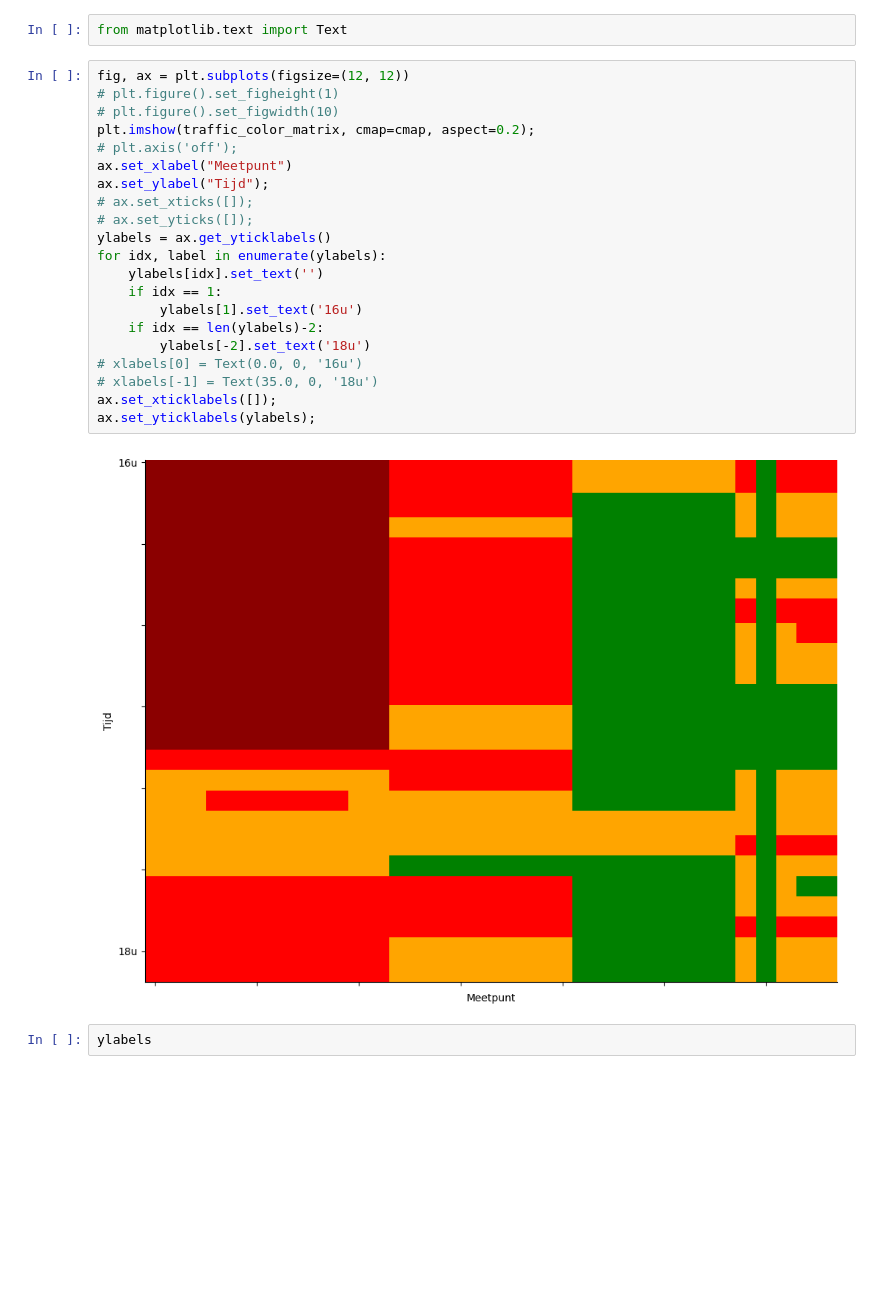
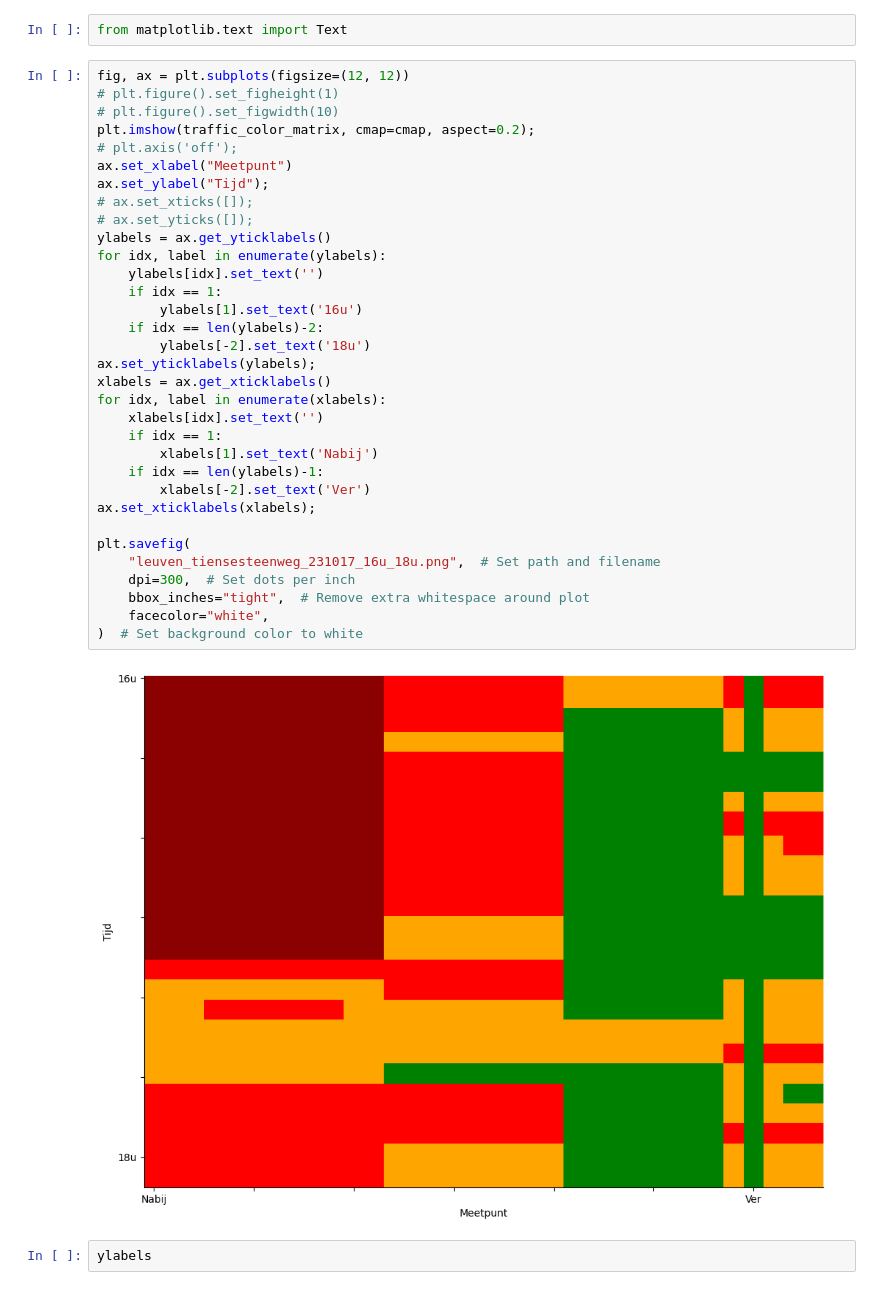
Before and after one commit to datarootsio/filedrukte_Craeybeckxlaan, a Jupyter notebook: calc_length_leuven_tiensesteenweg.ipynb, the cells around one changed output. Saved outputs shown, nothing was run; the diff lists cells and outputs as text; blank space fills up the shorter version.

Commit message:
aanmaken twee figuren

```diff
--- a/calc_length_leuven_tiensesteenweg.ipynb
+++ b/calc_length_leuven_tiensesteenweg.ipynb
@@ -624,26 +658,38 @@ from matplotlib.text import Text
 # %%
 fig, ax = plt.subplots(figsize=(12, 12))
 # plt.figure().set_figheight(1)
 # plt.figure().set_figwidth(10)
 plt.imshow(traffic_color_matrix, cmap=cmap, aspect=0.2);
 # plt.axis('off');
 ax.set_xlabel("Meetpunt")
 ax.set_ylabel("Tijd");
 # ax.set_xticks([]);
 # ax.set_yticks([]);
 ylabels = ax.get_yticklabels()
 for idx, label in enumerate(ylabels):
     ylabels[idx].set_text('')
     if idx == 1:
         ylabels[1].set_text('16u')
     if idx == len(ylabels)-2:
         ylabels[-2].set_text('18u')
-# xlabels[0] = Text(0.0, 0, '16u')
-# xlabels[-1] = Text(35.0, 0, '18u')
-ax.set_xticklabels([]);
 ax.set_yticklabels(ylabels);
+xlabels = ax.get_xticklabels()
+for idx, label in enumerate(xlabels):
+    xlabels[idx].set_text('')
+    if idx == 1:
+        xlabels[1].set_text('Nabij')
+    if idx == len(ylabels)-1:
+        xlabels[-2].set_text('Ver')
+ax.set_xticklabels(xlabels);
+
+plt.savefig(
+    "leuven_tiensesteenweg_231017_16u_18u.png",  # Set path and filename
+    dpi=300,  # Set dots per inch
+    bbox_inches="tight",  # Remove extra whitespace around plot
+    facecolor="white",
+)  # Set background color to white
 # %% [output]
-[figure, old version]
+[figure, new version]
 # %%
 ylabels
 # %% [output]
```
Also changed, not shown: parts of 2 cells of this notebook, 2 other files.
